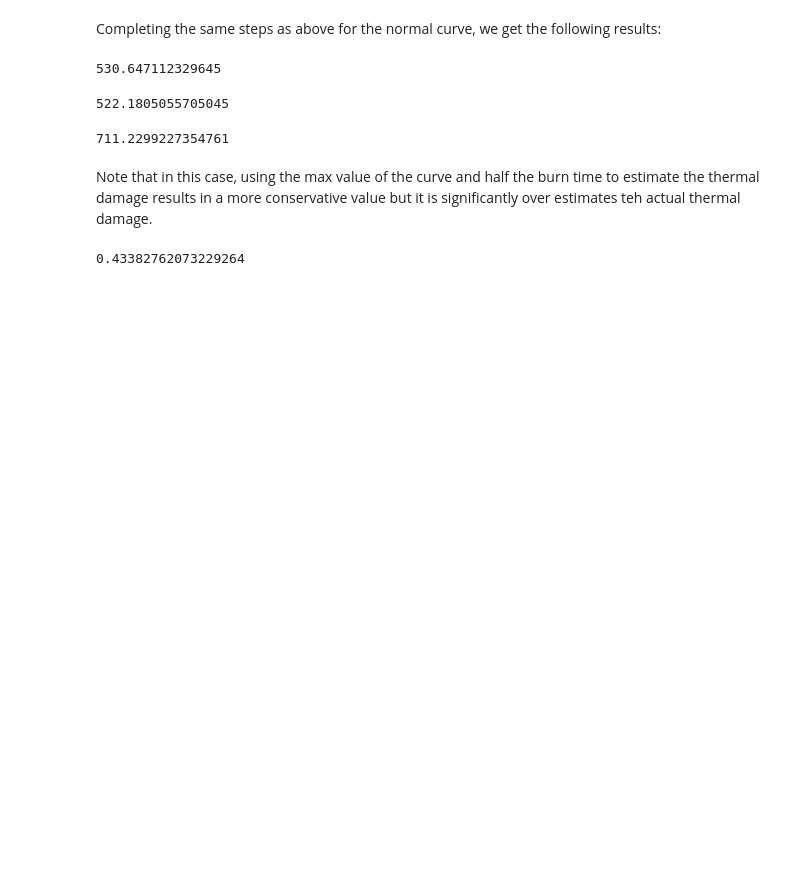
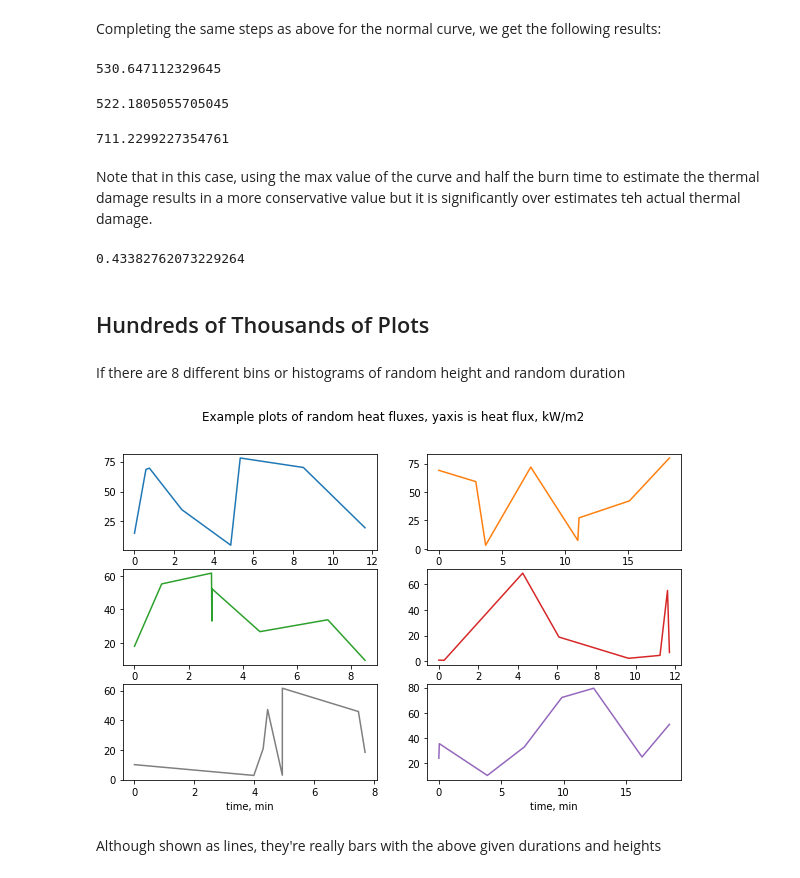
Before and after one commit to clint-bg/publicationdata, a Jupyter notebook: safeSeparation/Heat_Injury.ipynb, the cells around one changed output. Cells and saved outputs as stored; diff of their text form; code cells hidden in the pictures; blank space fills up the shorter version.

```diff
--- a/safeSeparation/Heat_Injury.ipynb
+++ b/safeSeparation/Heat_Injury.ipynb
@@ -144,3 +144,15 @@ dT2 = nn2.mean()*max(tt2)/nn2.max()
 dT2/max(tt2)
 # %% [output]
 0.43382762073229264
+# %% [markdown]
+## Hundreds of Thousands of Plots
+# %% [markdown]
+If there are 8 different bins or histograms of random height and random duration
+# %%
+#Each bin has a height and a width and there are 8 bins. Each row represents a burn event.
+#The distribution of heights and widths is uniform between: 0 and 4 minutes for width and 0 and 100 for kW/m2 for heat flux.
+durations = []; heights = []
+notests = 200000; factor = 1.2
+for each in range(notests):
+    durations.append(np.random.beta(0.5,0.5,8)*4) #4 minute max duration per subevent
+    heights.append(np.random.beta(0.5,0.5,8)*80) # 0-200 kW/m2
@@ -146,0 +162,21 @@ dT2/max(tt2)
+# %%
+indexh = np.random.randint(0,notests,6)
+def durs(j):
+    out = [(durations[indexh[j]][0:i+1]).sum() for i,each in enumerate(durations[indexh[j]])]-durations[indexh[j]]
+    return out #np.append(out,out[-1]+durations[indexh[j]][-1])
+# %%
+fig, ((ax1, ax2), (ax3, ax4),(ax5,ax6)) = plt.subplots(3, 2,figsize=[10,6])
+fig.suptitle('Example plots of random heat fluxes, yaxis is heat flux, kW/m2')
+ax1.plot(durs(0),heights[indexh[0]])
+ax2.plot(durs(1),heights[indexh[1]], 'tab:orange')
+ax3.plot(durs(2),heights[indexh[2]], 'tab:green')
+ax4.plot(durs(3),heights[indexh[3]], 'tab:red')
+ax5.plot(durs(4),heights[indexh[4]], 'tab:gray')
+ax5.set_xlabel("time, min")
+ax6.plot(durs(5),heights[indexh[5]], 'tab:purple')
+ax6.set_xlabel("time, min")
+plt.show()
+# %% [output]
+[figure, added]
+# %% [markdown]
+Although shown as lines, they're really bars with the above given durations and heights
```
Also changed, not shown: parts of 12 cells of this notebook.
